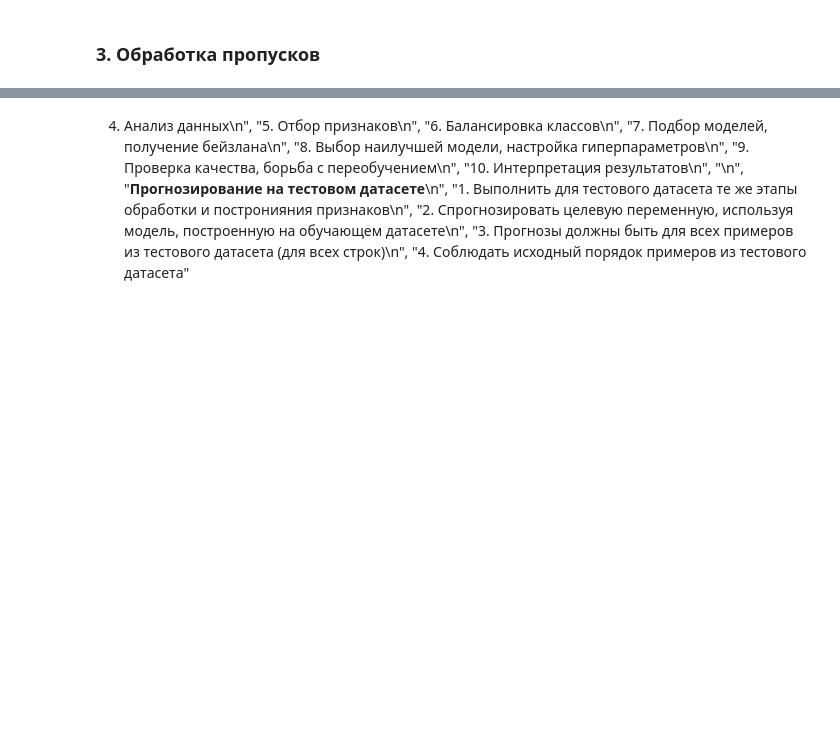
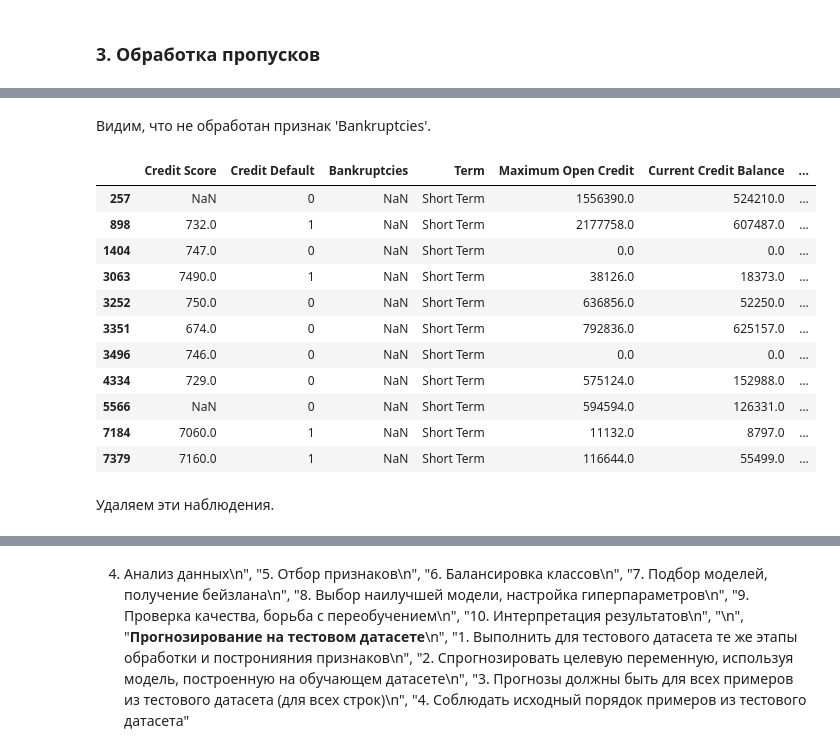
Before and after one commit to nawww83/pyton_ds, a Jupyter notebook: Novikov_solution.ipynb, the cells around one changed output, grey strips where cells are left out. Drawn from its saved outputs; the diff is of its cells as text; code cells hidden in the pictures; blank space fills up the shorter version.

```diff
--- a/Novikov_solution.ipynb
+++ b/Novikov_solution.ipynb
@@ -118,0 +191,2 @@ ax = sns.boxplot(y = df_train['Current Loan Amount'])
+# %%
+df_train = df_train.drop(df_train[df_train['Current Loan Amount'] == 99999999].index)
@@ -120,0 +211,4 @@ ax = sns.boxplot(y = df_train['Current Loan Amount'])
+# %%
+col_name = 'Months since last delinquent'
+val = 600
+df_train[col_name].fillna(val, inplace = True)
@@ -120,0 +229,4 @@ ax = sns.boxplot(y = df_train['Current Loan Amount'])
+# %%
+col_name = 'Annual Income'
+val = df_train[col_name].mean(axis=0)
+df_train[col_name].fillna(val, inplace = True)
@@ -120,0 +245,20 @@ ax = sns.boxplot(y = df_train['Current Loan Amount'])
+# %% [markdown]
+Видим, что не обработан признак 'Bankruptcies'.
+# %%
+col_name = 'Bankruptcies'
+df_train[pd.isnull(df_train[col_name])][set(df_train.columns) - set(col_name)]
+# %% [output]
+|  | Credit Score | Credit Default | Bankruptcies | Term | Maximum Open Credit | Current Credit Balance | ... |
+| 257 | NaN | 0 | NaN | Short Term | 1556390.0 | 524210.0 | ... |
+| 898 | 732.0 | 1 | NaN | Short Term | 2177758.0 | 607487.0 | ... |
+| 1404 | 747.0 | 0 | NaN | Short Term | 0.0 | 0.0 | ... |
+| 3063 | 7490.0 | 1 | NaN | Short Term | 38126.0 | 18373.0 | ... |
+| 3252 | 750.0 | 0 | NaN | Short Term | 636856.0 | 52250.0 | ... |
+| 3351 | 674.0 | 0 | NaN | Short Term | 792836.0 | 625157.0 | ... |
+| 3496 | 746.0 | 0 | NaN | Short Term | 0.0 | 0.0 | ... |
+| 4334 | 729.0 | 0 | NaN | Short Term | 575124.0 | 152988.0 | ... |
+| 5566 | NaN | 0 | NaN | Short Term | 594594.0 | 126331.0 | ... |
+| 7184 | 7060.0 | 1 | NaN | Short Term | 11132.0 | 8797.0 | ... |
+| 7379 | 7160.0 | 1 | NaN | Short Term | 116644.0 | 55499.0 | ... |
+# %% [markdown]
+Удаляем эти наблюдения.
```
Also changed, not shown: parts of 27 cells of this notebook.
